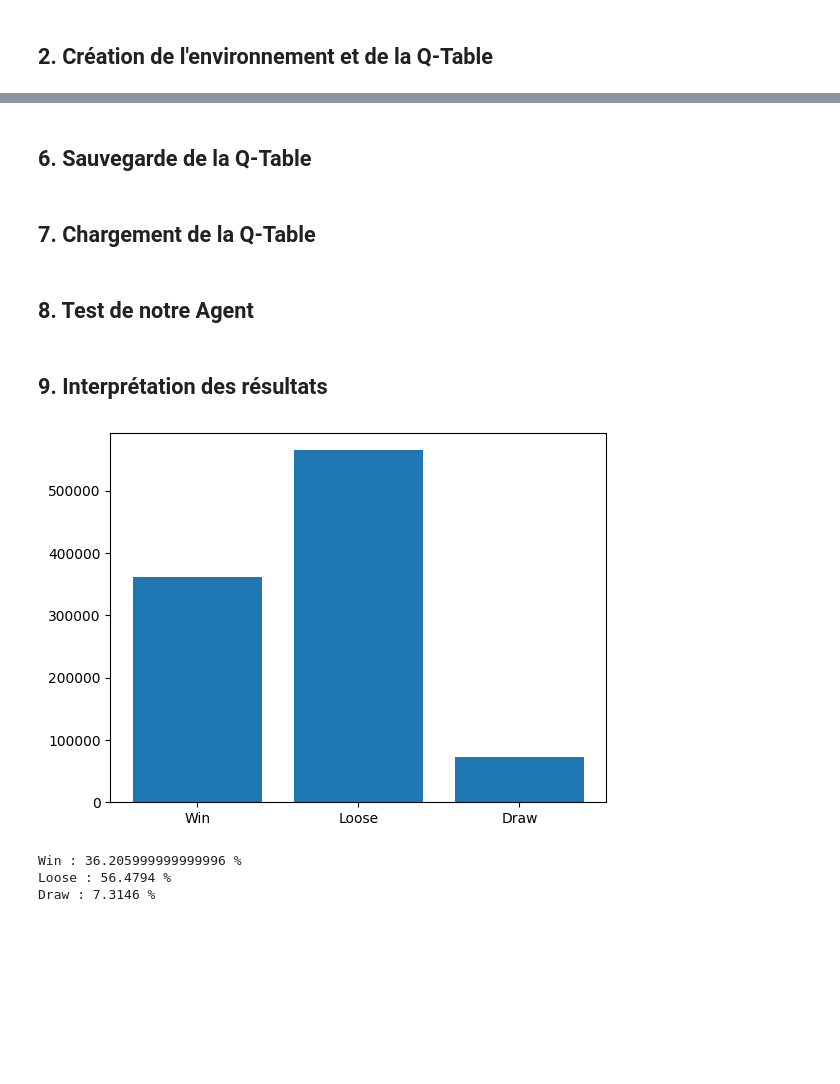
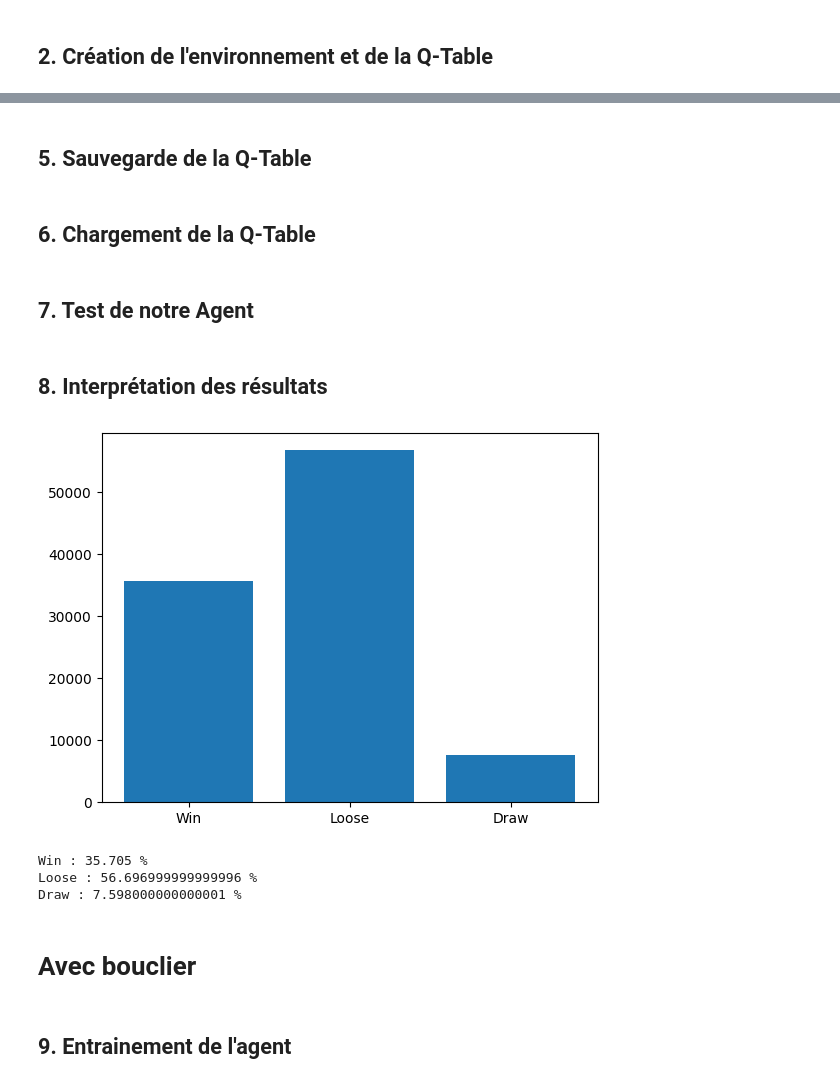
Before and after one commit to LoicDV/Methode-Formelle-Aout, a Jupyter notebook: QLearning.ipynb, the cells around one changed output, grey strips where cells are left out. Cells and saved outputs as stored; diff of their text form; code cells hidden in the pictures; blank space fills up the shorter version.

```diff
--- a/QLearning.ipynb
+++ b/QLearning.ipynb
@@ -131,20 +89,20 @@ plt.show()
 # %% [markdown]
-## 6. Sauvegarde de la Q-Table
+## 5. Sauvegarde de la Q-Table
 # %%
 # Permet de sauvegarder notre Q-Table dans un fichier.
-with open("QTable.pkl", "wb") as f:
+with open("QTable_noshield.pkl", "wb") as f:
     pickle.dump(Q, f)
 # %% [markdown]
-## 7. Chargement de la Q-Table
+## 6. Chargement de la Q-Table
 # %%
 # Permet de charger notre Q-Table depuis un fichier.
-with open("QTable.pkl", "rb") as f:
+with open("QTable_noshield.pkl", "rb") as f:
     Q = pickle.load(f)
 # %% [markdown]
-## 8. Test de notre Agent
+## 7. Test de notre Agent
 # %%
 # Paramètres pour le test.
-total_test_episodes = 1_000_000
+total_test_episodes = 100_000
 total_win = 0
 total_loose = 0
 total_draw = 0
@@ -171,17 +129,13 @@ for episode in range(total_test_episodes):
 
 env.close()
 # %% [markdown]
-## 9. Interprétation des résultats
+## 8. Interprétation des résultats
-# %%
-# Affichage des résultats.
-plt.bar(['Win', 'Loose', 'Draw'], [total_win, total_loose, total_draw])
-plt.show()
-# Pourcentage des résultats.
-print('Win :', total_win / total_test_episodes * 100, '%')
-print('Loose :', total_loose / total_test_episodes * 100, '%')
-print('Draw :', total_draw / total_test_episodes * 100, '%')
-# %% [output]
-[figure, removed]
-Win : 36.205999999999996 %
-Loose : 56.4794 %
-Draw : 7.3146 %
+# %%
+barplot(total_win, total_loose, total_draw, total_test_episodes) # Voir fichier tools.py
+# %% [output]
+[figure, added]
+Win : 35.705 %
+Loose : 56.696999999999996 %
+Draw : 7.598000000000001 %
+# %% [markdown]
+# Avec bouclier
@@ -187,0 +144,2 @@ Draw : 7.3146 %
+# %% [markdown]
+## 9. Entrainement de l'agent
```
Also changed, not shown: parts of 20 cells of this notebook, 7 other files.
